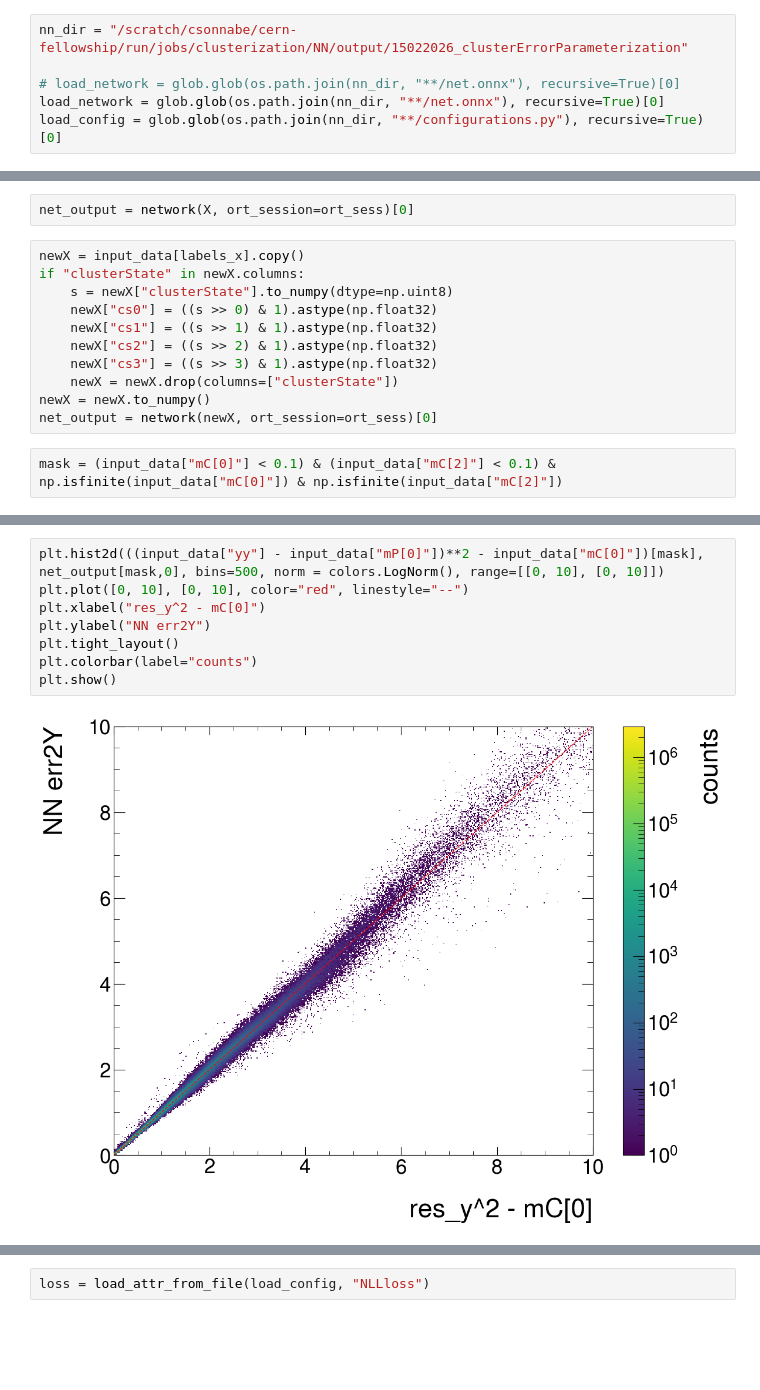
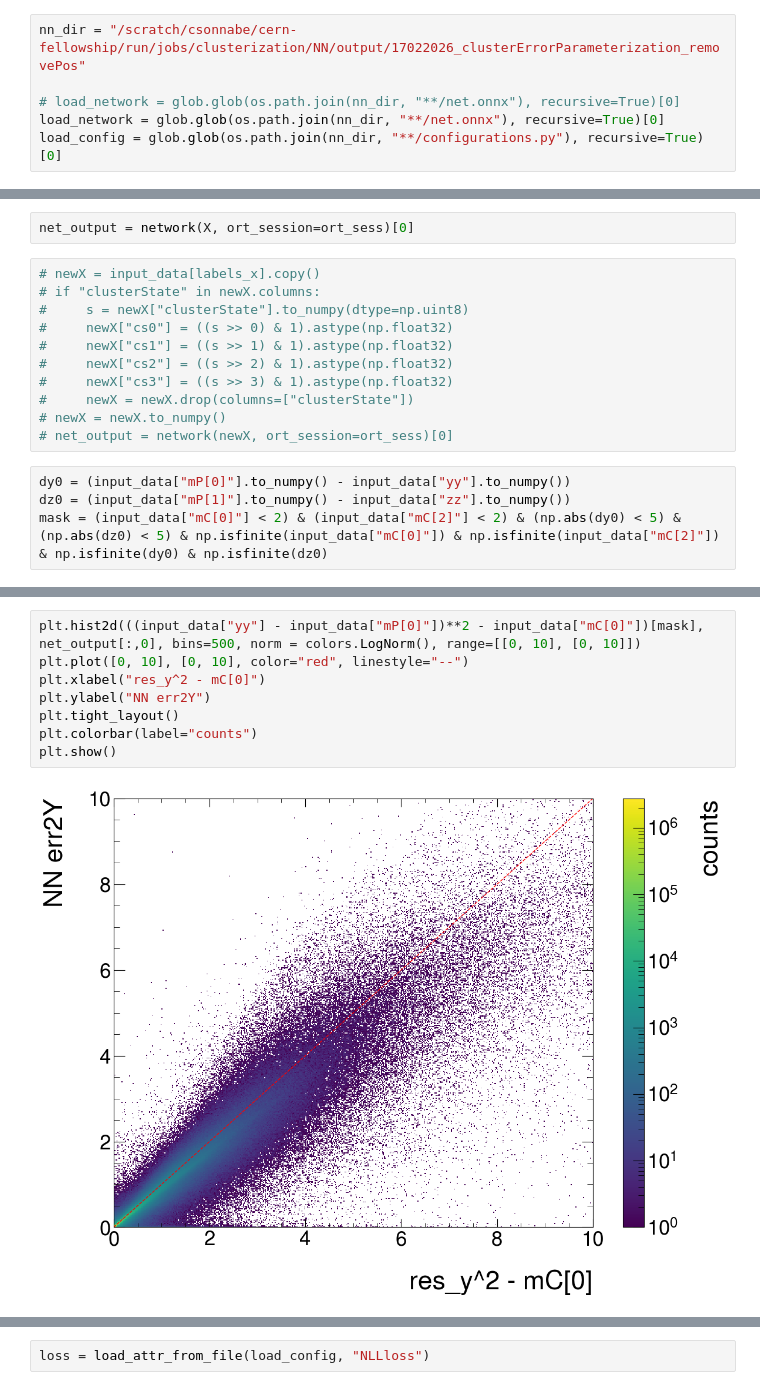
Before and after one commit to ChSonnabend/CERN-Fellowship, a Jupyter notebook: scripts/clusterErrorParametrization/ClusterErrorParameterization.ipynb, the cells around one changed output, grey strips where cells are left out. Saved outputs shown, nothing was run; the diff lists cells and outputs as text; blank space fills up the shorter version.

```diff
--- a/scripts/clusterErrorParametrization/ClusterErrorParameterization.ipynb
+++ b/scripts/clusterErrorParametrization/ClusterErrorParameterization.ipynb
@@ -169,7 +181,7 @@ plt.show()
 # %%
 input_data = pd.read_csv("/scratch/csonnabe/PhD/jobs/clusterization/NN/data/output/08022026_clusterErrorParameterization/latest_clusters.csv")
 # %%
-nn_dir = "/scratch/csonnabe/cern-fellowship/run/jobs/clusterization/NN/output/15022026_clusterErrorParameterization"
+nn_dir = "/scratch/csonnabe/cern-fellowship/run/jobs/clusterization/NN/output/17022026_clusterErrorParameterization_removePos"
 
 # load_network = glob.glob(os.path.join(nn_dir, "**/net.onnx"), recursive=True)[0]
 load_network = glob.glob(os.path.join(nn_dir, "**/net.onnx"), recursive=True)[0]
@@ -215,15 +246,17 @@ ort_sess = ort.InferenceSession(load_network, sess_options, providers=providers)
 # %%
 net_output = network(X, ort_session=ort_sess)[0]
 # %%
-newX = input_data[labels_x].copy()
-if "clusterState" in newX.columns:
-    s = newX["clusterState"].to_numpy(dtype=np.uint8)
-    newX["cs0"] = ((s >> 0) & 1).astype(np.float32)
-    newX["cs1"] = ((s >> 1) & 1).astype(np.float32)
-    newX["cs2"] = ((s >> 2) & 1).astype(np.float32)
-    newX["cs3"] = ((s >> 3) & 1).astype(np.float32)
-    newX = newX.drop(columns=["clusterState"])
-newX = newX.to_numpy()
-net_output = network(newX, ort_session=ort_sess)[0]
+# newX = input_data[labels_x].copy()
+# if "clusterState" in newX.columns:
+#     s = newX["clusterState"].to_numpy(dtype=np.uint8)
+#     newX["cs0"] = ((s >> 0) & 1).astype(np.float32)
+#     newX["cs1"] = ((s >> 1) & 1).astype(np.float32)
+#     newX["cs2"] = ((s >> 2) & 1).astype(np.float32)
+#     newX["cs3"] = ((s >> 3) & 1).astype(np.float32)
+#     newX = newX.drop(columns=["clusterState"])
+# newX = newX.to_numpy()
+# net_output = network(newX, ort_session=ort_sess)[0]
 # %%
-mask = (input_data["mC[0]"] < 0.1) & (input_data["mC[2]"] < 0.1) & np.isfinite(input_data["mC[0]"]) & np.isfinite(input_data["mC[2]"])
+dy0 = (input_data["mP[0]"].to_numpy() - input_data["yy"].to_numpy())
+dz0 = (input_data["mP[1]"].to_numpy() - input_data["zz"].to_numpy())
+mask = (input_data["mC[0]"] < 2) & (input_data["mC[2]"] < 2) & (np.abs(dy0) < 5) & (np.abs(dz0) < 5) & np.isfinite(input_data["mC[0]"]) & np.isfinite(input_data["mC[2]"]) & np.isfinite(dy0) & np.isfinite(dz0)
@@ -250,11 +287,11 @@ plt.show()
 # %%
-plt.hist2d(((input_data["yy"] - input_data["mP[0]"])**2 - input_data["mC[0]"])[mask], net_output[mask,0], bins=500, norm = colors.LogNorm(), range=[[0, 10], [0, 10]])
+plt.hist2d(((input_data["yy"] - input_data["mP[0]"])**2 - input_data["mC[0]"])[mask], net_output[:,0], bins=500, norm = colors.LogNorm(), range=[[0, 10], [0, 10]])
 plt.plot([0, 10], [0, 10], color="red", linestyle="--")
 plt.xlabel("res_y^2 - mC[0]")
 plt.ylabel("NN err2Y")
 plt.tight_layout()
 plt.colorbar(label="counts")
 plt.show()
 # %% [output]
-[figure, old version]
+[figure, new version]
 # %%
```
Also changed, not shown: parts of 8 cells of this notebook, 4 other files.
